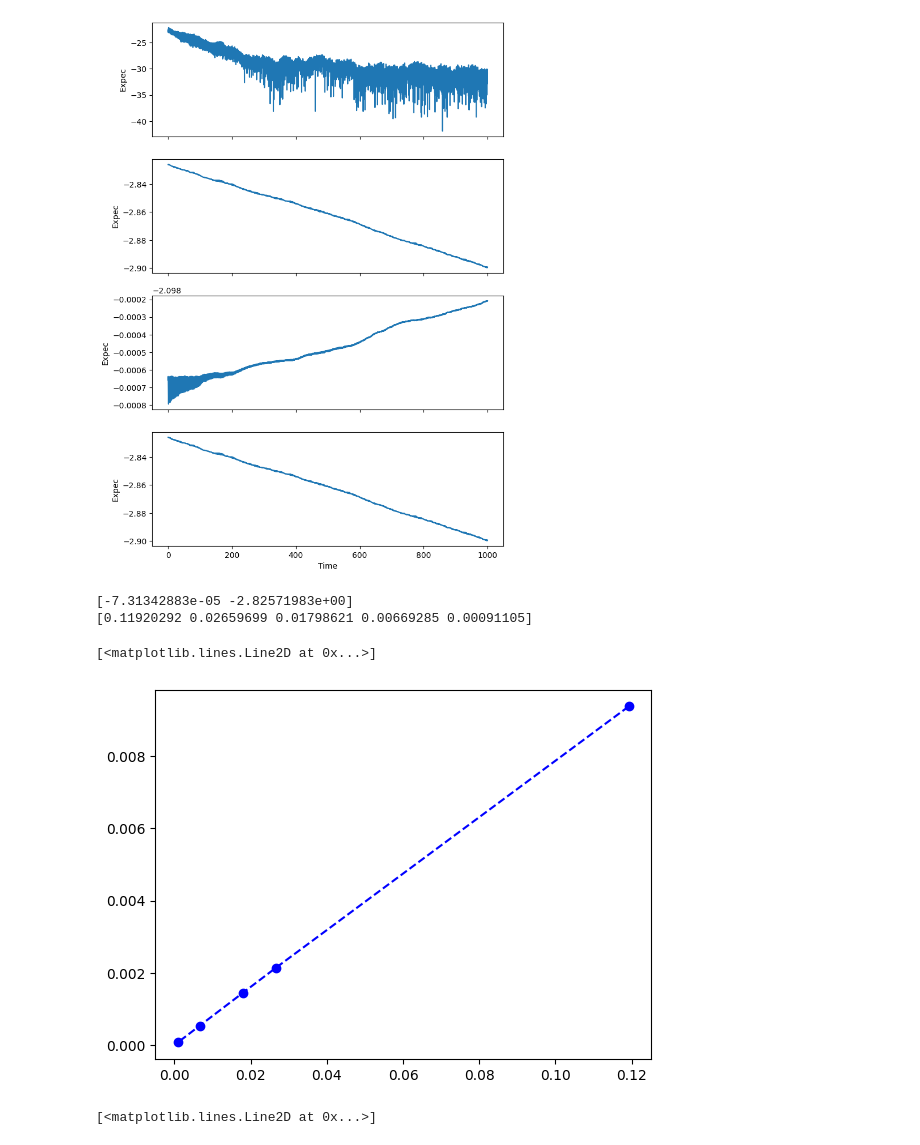
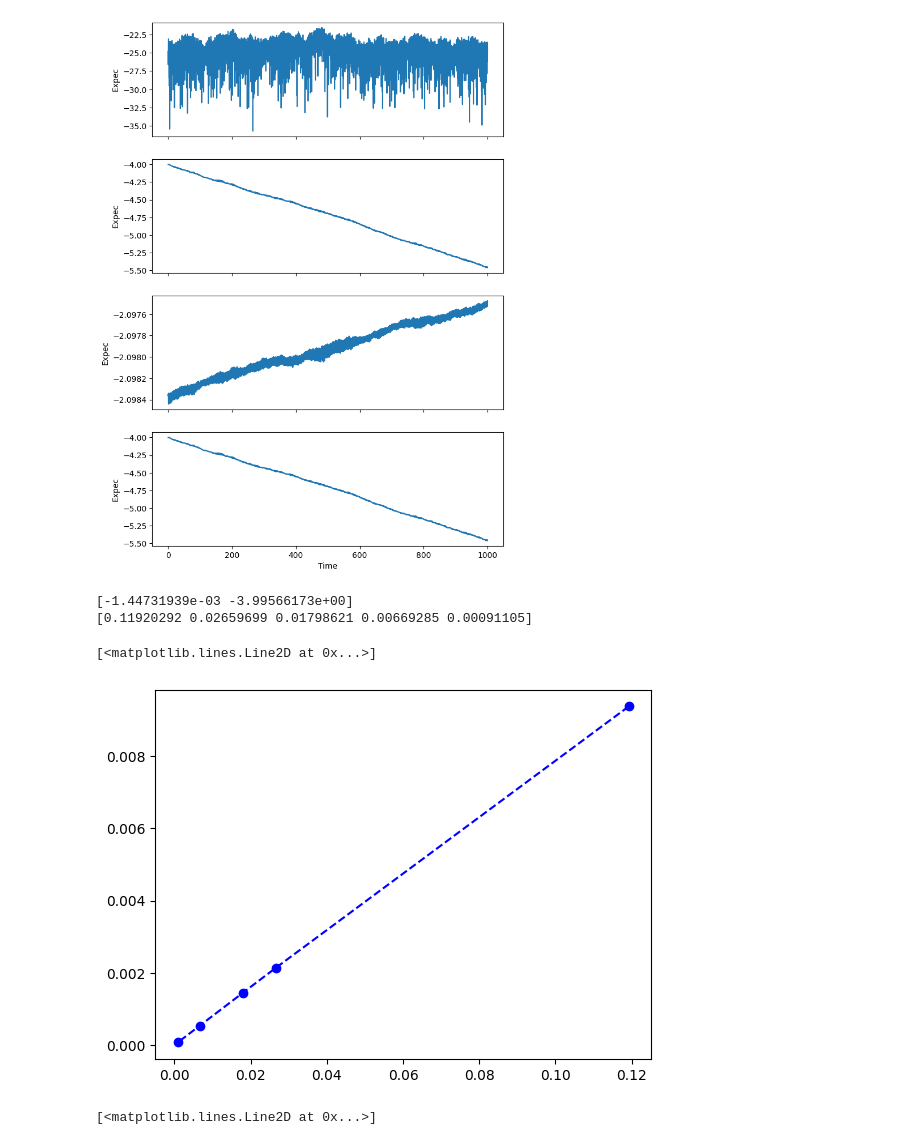
Before and after one commit to gismo63/CollisionModel, a Jupyter notebook: CollisionModelQuTiP.ipynb, the cells around one changed output. Cells and saved outputs as stored; diff of their text form; code cells hidden in the pictures.

```diff
--- a/CollisionModelQuTiP.ipynb
+++ b/CollisionModelQuTiP.ipynb
@@ -77,21 +75,21 @@ timestep = 0.01
 
 num_spins = 4
 # %%
-#generate initial states
+# Generate initial states
 np.random.seed(10) #10 best for 4 spins
 psi_0 = tensor([rand_ket_haar(2) for _ in range(num_spins)])
 rho_S_0 = psi_0 * psi_0.dag()
 
-beta = 3.5 #temperature
+beta = 2. #temperature
 g_prob = 0.5*(1+np.tanh(beta))
 rho_A = g_prob * (basis(2,1) * basis(2,1).dag()) + (1-g_prob) * (basis(2,0) * basis(2,0).dag())
 
-#expectation values to calculate
+# Expectation values to calculate
 expec_list_S = [tensor([sigmax() if k == i else qeye(2) for k in range(num_spins)])
               for i in range(num_spins)] + [tensor([sigmay() if k == i else qeye(2) for k in range(num_spins)])
               for i in range(num_spins)]
 
-#system and interaction Hamiltonians
+# System and interaction Hamiltonians
 H_S = -Hxyz(num_spins, J, J*gamma, J*Delta, bfield, periodic=True)
 H_SA = 0.5*(tensor(sigmax(), *[qeye(2) for _ in range(num_spins - 1)], sigmax())
           + tensor(sigmay(), *[qeye(2) for _ in range(num_spins - 1)], sigmay()))
@@ -101,35 +99,35 @@ expectations = collision_model_dynamics(num_spins, num_collision, rho_S_0, rho_A
 # %%
 spaced_expec = expectations[-int(1000/timestep):, :]
 
 time_axis = np.arange(spaced_expec.shape[0]) * timestep
 
 fig, axs = plt.subplots(num_spins, 1, figsize=(8, 12), sharex=True)
 
 for i in range(num_spins):
     #axs[i].plot(time_axis, spaced_expec[:, i]**2, time_axis, spaced_expec[:, i + num_spins]**2)
     axs[i].plot(time_axis, np.log(spaced_expec[:, i]**2 + spaced_expec[:, i + num_spins]**2))
     axs[i].set_ylabel('Expec')
 
-axs[3].set_xlabel('Time')
+axs[num_spins-1].set_xlabel('Time')
 
 
 plt.show()
 # %% [output]
-[figure, old version]
+[figure, new version]
 # %%
 coef = np.polyfit(time_axis, np.log(spaced_expec[:, i]**2 + spaced_expec[:, i + num_spins]**2),1)
 print(coef)
 
-#exponential fits for various values of beta
+# Exponential fits for various values of beta
 fit_vals = np.array([-9.37262609e-03, -2.13596356e-03, -1.44731939e-03, -5.39298752e-04, -7.31342883e-05])
 beta_vals = [1., 1.8, 2., 2.5, 3.5]
 e_vals = 1-0.5*(1+np.tanh(beta_vals))
 print(e_vals)
 
 plt.figure()
-plt.plot(e_vals, -fit_vals, '--bo') #shows the peak at 0 Hz
+plt.plot(e_vals, -fit_vals, '--bo')
 # %% [output]
-[-7.31342883e-05 -2.82571983e+00]
+[-1.44731939e-03 -3.99566173e+00]
 [0.11920292 0.02659699 0.01798621 0.00669285 0.00091105]
 [<matplotlib.lines.Line2D at 0x...>]
 [figure]
```
Also changed, not shown: parts of 3 cells of this notebook, 1 other file.
